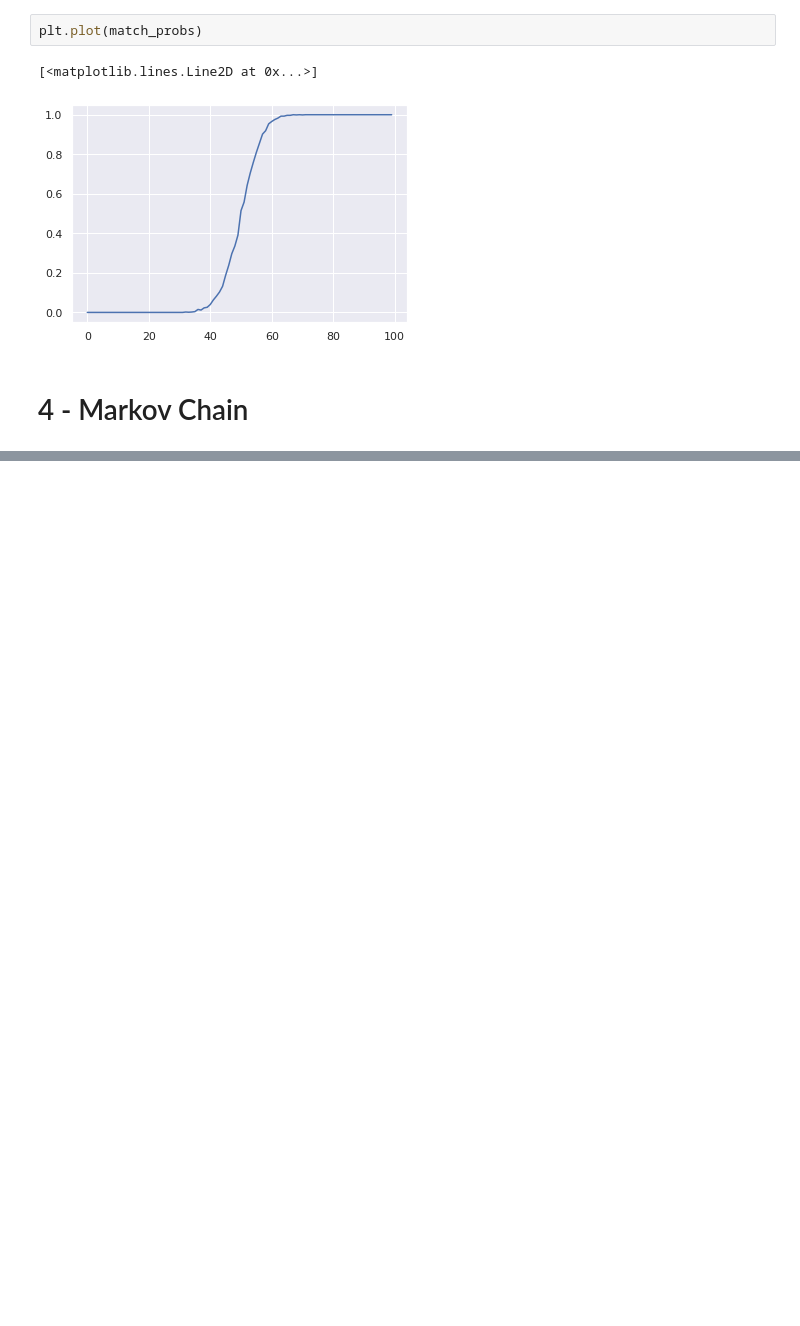
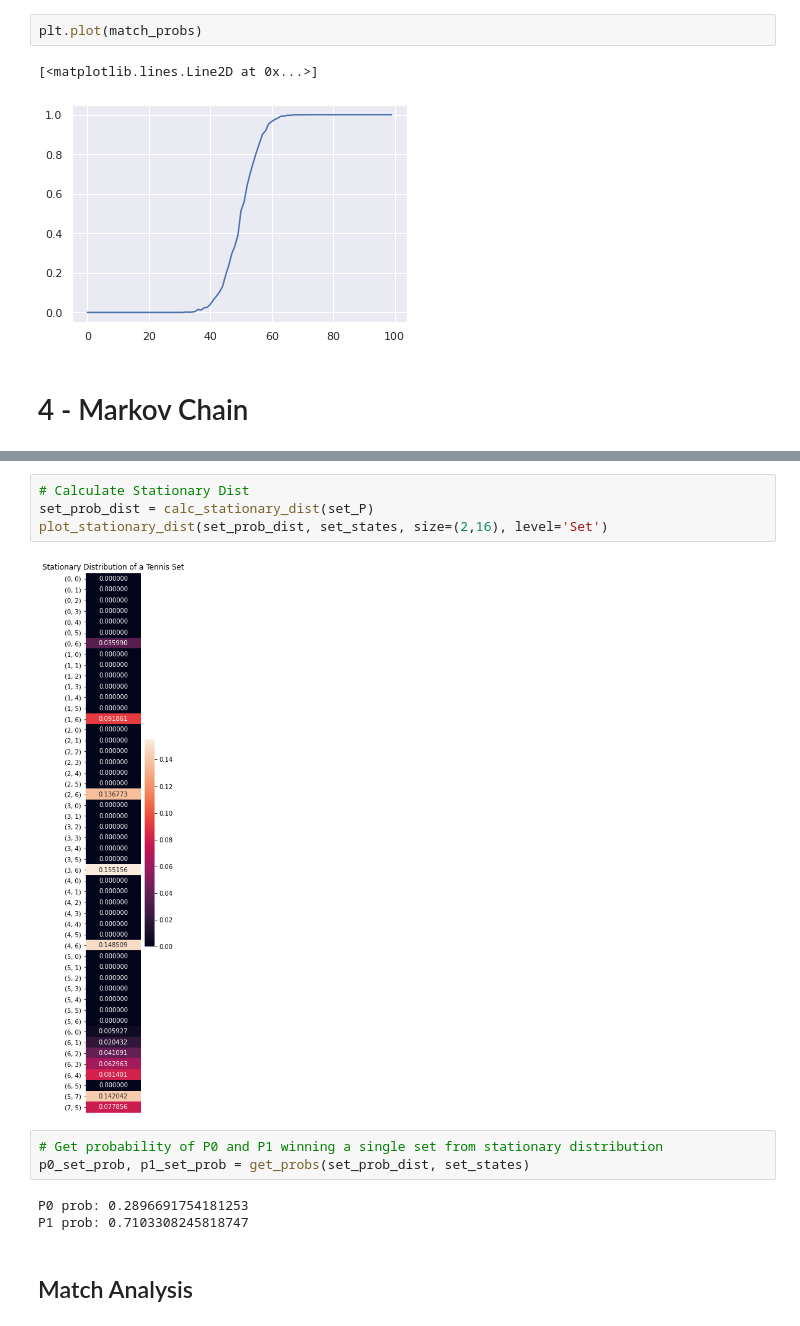
Before and after one commit to hirurana/tennis_sim, a Jupyter notebook: tennis_sim.ipynb, the cells around one changed output, grey strips where cells are left out. Drawn from its saved outputs; the diff is of its cells as text; blank space fills up the shorter version.

```diff
--- a/tennis_sim.ipynb
+++ b/tennis_sim.ipynb
@@ -371,0 +402,14 @@ plt.plot(prob_dist)
+# %%
+# Calculate Stationary Dist
+set_prob_dist = calc_stationary_dist(set_P)
+plot_stationary_dist(set_prob_dist, set_states, size=(2,16), level='Set')
+# %% [output]
+[figure, added]
+# %%
+# Get probability of P0 and P1 winning a single set from stationary distribution
+p0_set_prob, p1_set_prob = get_probs(set_prob_dist, set_states)
+# %% [output]
+P0 prob: 0.2896691754181253
+P1 prob: 0.7103308245818747
+# %% [markdown]
+## Match Analysis
```
Also changed, not shown: parts of 22 cells of this notebook.
